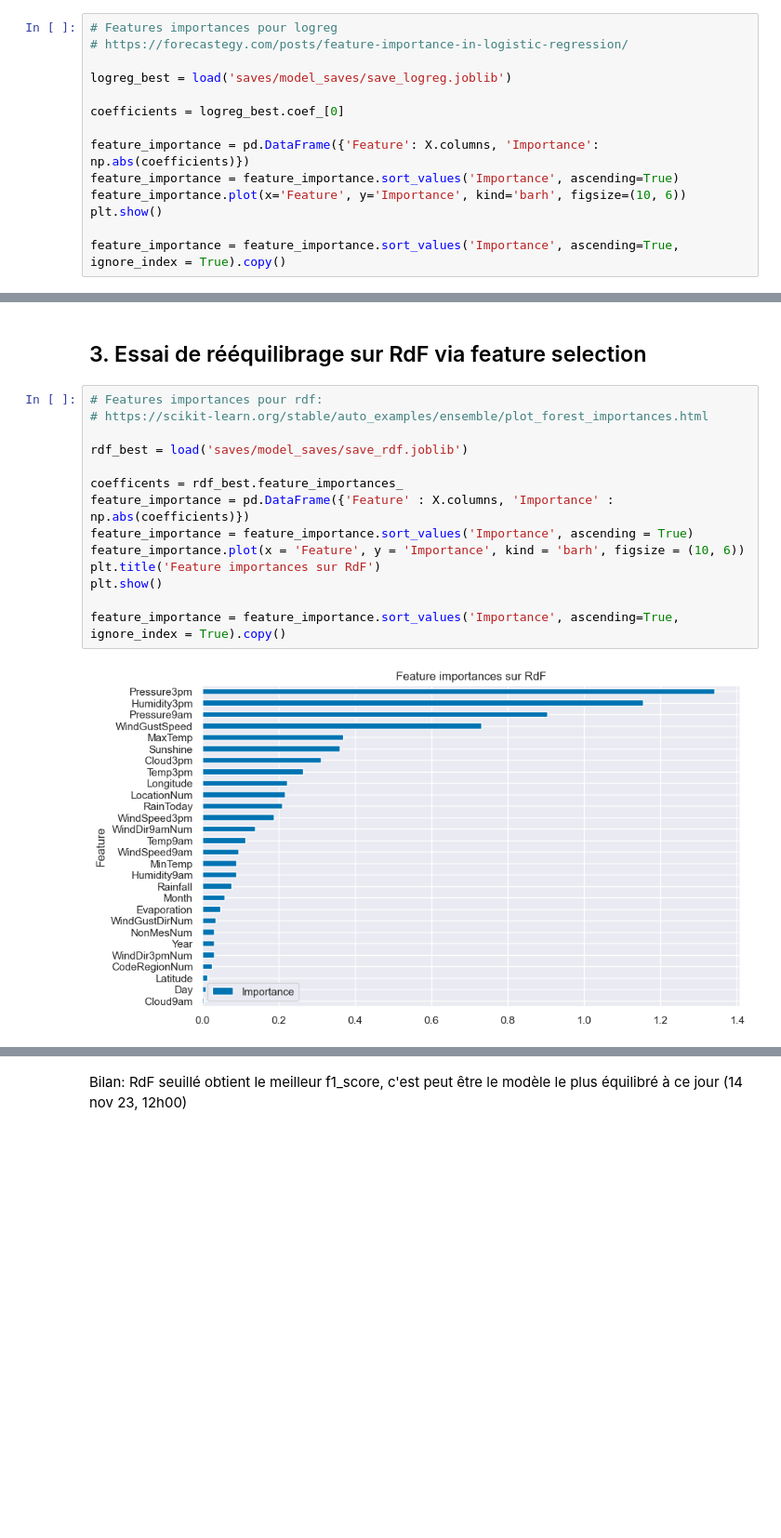
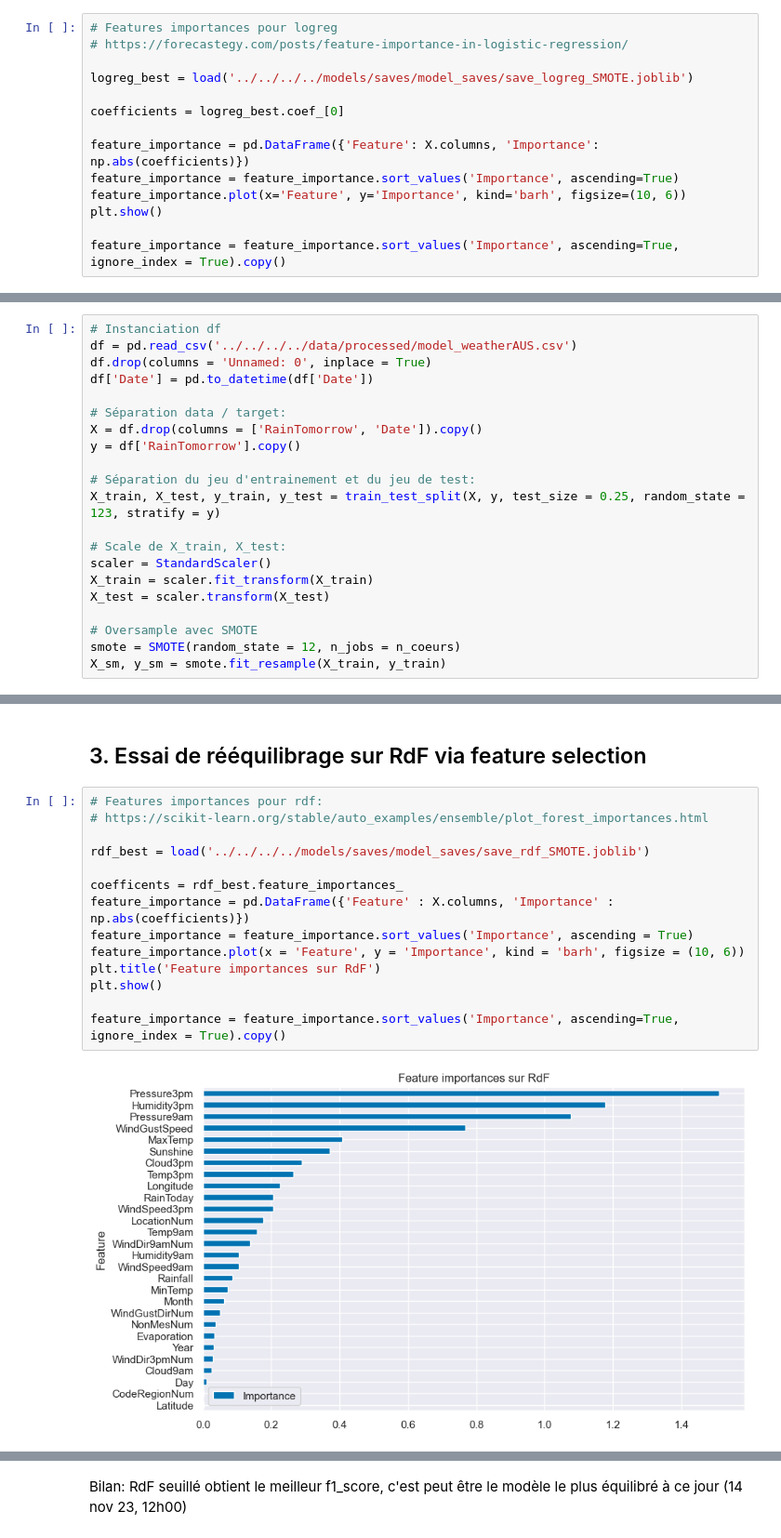
Before and after one commit to DataScientest-Studio/meteo_sep23bds, a Jupyter notebook: notebooks/modelisation/1df/alex/01-aw-GridSearches_Feature_Selection_Classification.ipynb, the cells around one changed output, grey strips where cells are left out. Shown at 93% size. Cells and saved outputs as stored; diff of their text form; blank space fills up the shorter version.

```diff
--- a/notebooks/modelisation/1df/alex/01-aw-GridSearches_Feature_Selection_Classification.ipynb
+++ b/notebooks/modelisation/1df/alex/01-aw-GridSearches_Feature_Selection_Classification.ipynb
@@ -533,7 +366,7 @@ plt.show()
 # Features importances pour logreg
 # https://forecastegy.com/posts/feature-importance-in-logistic-regression/
 
-logreg_best = load('saves/model_saves/save_logreg.joblib')
+logreg_best = load('../../../../models/saves/model_saves/save_logreg_SMOTE.joblib')
 
 coefficients = logreg_best.coef_[0]
 
@@ -622,4 +455,25 @@ plt.legend()
 plt.show()
 # %% [output]
 [figure]
+# %%
+# Instanciation df
+df = pd.read_csv('../../../../data/processed/model_weatherAUS.csv')
+df.drop(columns = 'Unnamed: 0', inplace = True)
+df['Date'] = pd.to_datetime(df['Date'])
+
+# Séparation data / target:
+X = df.drop(columns = ['RainTomorrow', 'Date']).copy()
+y = df['RainTomorrow'].copy()
+
+# Séparation du jeu d'entrainement et du jeu de test:
+X_train, X_test, y_train, y_test = train_test_split(X, y, test_size = 0.25, random_state = 123, stratify = y)
+
+# Scale de X_train, X_test:
+scaler = StandardScaler()
+X_train = scaler.fit_transform(X_train)
+X_test = scaler.transform(X_test)
+
+# Oversample avec SMOTE
+smote = SMOTE(random_state = 12, n_jobs = n_coeurs)
+X_sm, y_sm = smote.fit_resample(X_train, y_train)
 # %%
@@ -687,16 +541,16 @@ Bilan: C'est assez mauvais: la précision de la classe positive laisse trop à d
 # %%
 # Features importances pour rdf:
 # https://scikit-learn.org/stable/auto_examples/ensemble/plot_forest_importances.html
 
-rdf_best = load('saves/model_saves/save_rdf.joblib')
+rdf_best = load('../../../../models/saves/model_saves/save_rdf_SMOTE.joblib')
 
 coefficents = rdf_best.feature_importances_
 feature_importance = pd.DataFrame({'Feature' : X.columns, 'Importance' : np.abs(coefficients)})
 feature_importance = feature_importance.sort_values('Importance', ascending = True)
 feature_importance.plot(x = 'Feature', y = 'Importance', kind = 'barh', figsize = (10, 6))
 plt.title('Feature importances sur RdF')
 plt.show()
 
 feature_importance = feature_importance.sort_values('Importance', ascending=True, ignore_index = True).copy()
 # %% [output]
-[figure, old version]
+[figure, new version]
```
Also changed, not shown: parts of 26 cells of this notebook, 2 other files.
